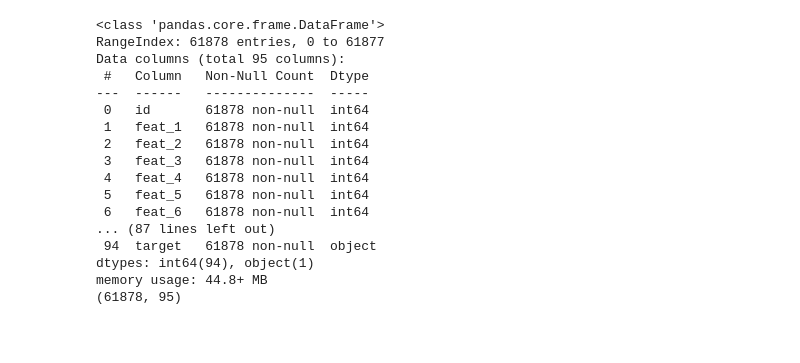
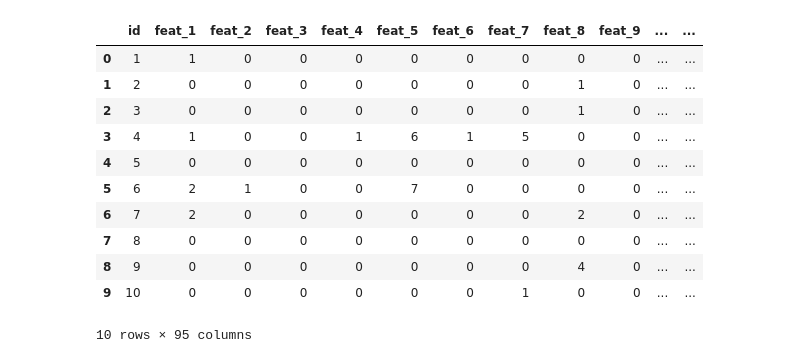
Before and after one commit to akiabe/kaggle_otto-group-product-classification, a Jupyter notebook: notebooks/train.ipynb, the cells around one changed output. Drawn from its saved outputs; the diff is of its cells as text; code cells hidden in the pictures; blank space fills up the shorter version.

```diff
--- a/notebooks/train.ipynb
+++ b/notebooks/train.ipynb
@@ -42,24 +24,19 @@ plt.show()
 # %%
-df.info()
-print(df.shape)
+#df.info()
+#print(df.shape)
 # %% [output]
+|  | id | feat_1 | feat_2 | feat_3 | feat_4 | feat_5 | feat_6 | feat_7 | feat_8 | feat_9 | ... | ... |
+| 0 | 1 | 1 | 0 | 0 | 0 | 0 | 0 | 0 | 0 | 0 | ... | ... |
+| 1 | 2 | 0 | 0 | 0 | 0 | 0 | 0 | 0 | 1 | 0 | ... | ... |
+| 2 | 3 | 0 | 0 | 0 | 0 | 0 | 0 | 0 | 1 | 0 | ... | ... |
+| 3 | 4 | 1 | 0 | 0 | 1 | 6 | 1 | 5 | 0 | 0 | ... | ... |
+| 4 | 5 | 0 | 0 | 0 | 0 | 0 | 0 | 0 | 0 | 0 | ... | ... |
+| 5 | 6 | 2 | 1 | 0 | 0 | 7 | 0 | 0 | 0 | 0 | ... | ... |
+| 6 | 7 | 2 | 0 | 0 | 0 | 0 | 0 | 0 | 2 | 0 | ... | ... |
+| 7 | 8 | 0 | 0 | 0 | 0 | 0 | 0 | 0 | 0 | 0 | ... | ... |
+| 8 | 9 | 0 | 0 | 0 | 0 | 0 | 0 | 0 | 4 | 0 | ... | ... |
+| 9 | 10 | 0 | 0 | 0 | 0 | 0 | 0 | 1 | 0 | 0 | ... | ... |
-<class 'pandas.core.frame.DataFrame'>
-RangeIndex: 61878 entries, 0 to 61877
-Data columns (total 95 columns):
- #   Column   Non-Null Count  Dtype
----  ------   --------------  -----
- 0   id       61878 non-null  int64
- 1   feat_1   61878 non-null  int64
- 2   feat_2   61878 non-null  int64
- 3   feat_3   61878 non-null  int64
- 4   feat_4   61878 non-null  int64
- 5   feat_5   61878 non-null  int64
- 6   feat_6   61878 non-null  int64
-... (87 lines left out)
- 94  target   61878 non-null  object
-dtypes: int64(94), object(1)
-memory usage: 44.8+ MB
-(61878, 95)
+10 rows × 95 columns
 # %%
 from sklearn import preprocessing
 
```
Also changed, not shown: parts of 25 cells of this notebook.
